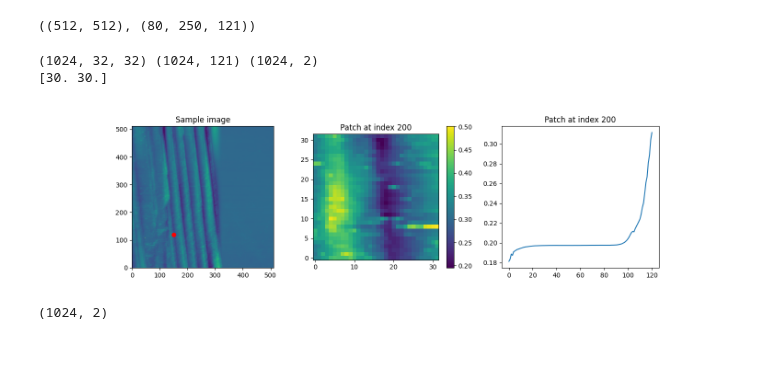
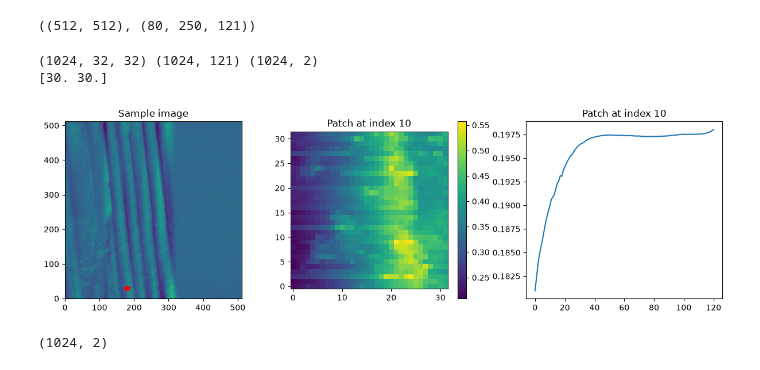
Before and after one commit to gnganesh99/NN_Error, a Jupyter notebook: notebooks/STM/stm_multiscale_train_size_variance.ipynb, the cells around one changed output. Saved outputs shown, nothing was run; the diff lists cells and outputs as text; code cells hidden in the pictures.

```diff
--- a/notebooks/STM/stm_multiscale_train_size_variance.ipynb
+++ b/notebooks/STM/stm_multiscale_train_size_variance.ipynb
@@ -208,33 +208,33 @@ d_WS = 4
 # %%
 
 
 images, spectra, coordinates = paired_images_spectra_1(full_image, cits_obj, hyperspectra, window_size = WS,
                                                        coordinate_step = 15, image_norm=False, spectra_norm = False)
 
 print(images.shape, spectra.shape, coordinates.shape)
 
 print(coordinates[0])
 fig, ax = plt.subplots(1, 3, figsize = (15, 4))
 
 
-idx = 200
+idx = 10
 
 ax[0].imshow(full_image, origin = 'lower')
 ax[0].scatter(coordinates[idx, 1], coordinates[idx, 0], c ="r")
 ax[0].set_title("Sample image")
 
 
 im = ax[1].imshow(images[idx], origin = 'lower')
 fig.colorbar(im, ax=ax[1])
 ax[1].set_title(f"Patch at index {idx}")
 ax[2].plot(spectra[idx])
 ax[2].set_title(f"Patch at index {idx}")
 
 plt.show()
 # %% [output]
 (1024, 32, 32) (1024, 121) (1024, 2)
 [30. 30.]
-[figure, old version]
+[figure, new version]
 # %%
 # coordinates are reversed.
 swap_coordinates = coordinates.copy()
```
Also changed, not shown: parts of 4 cells of this notebook, 20 other files.
